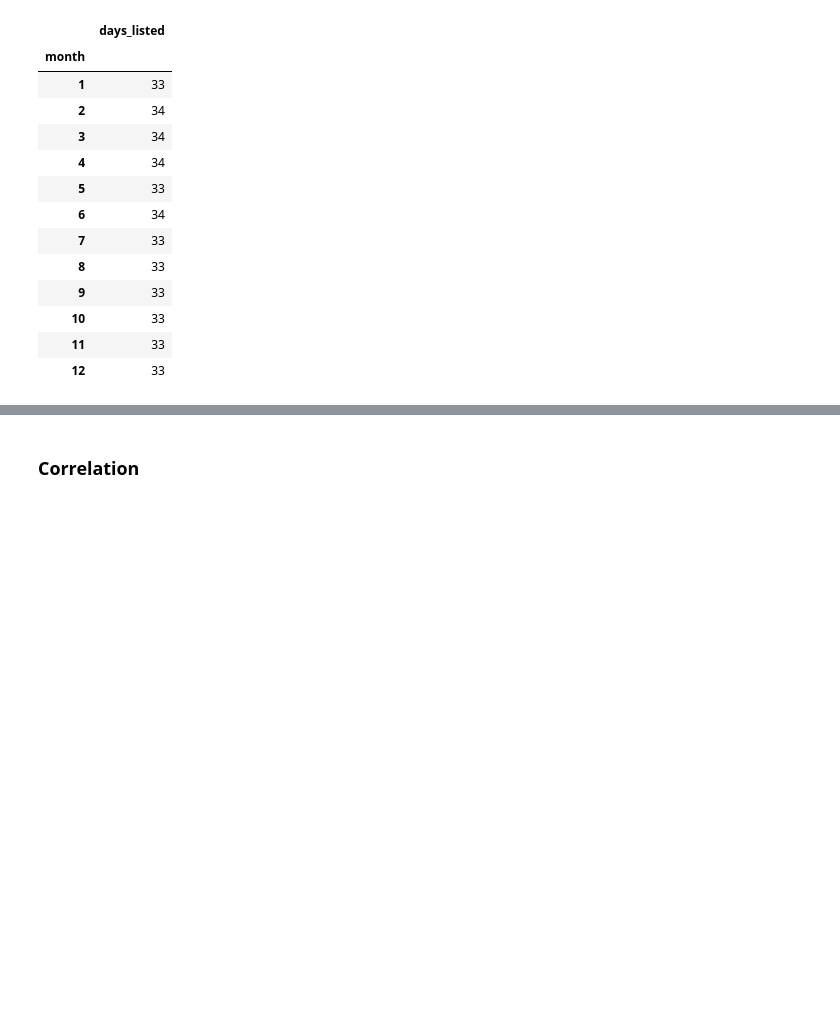
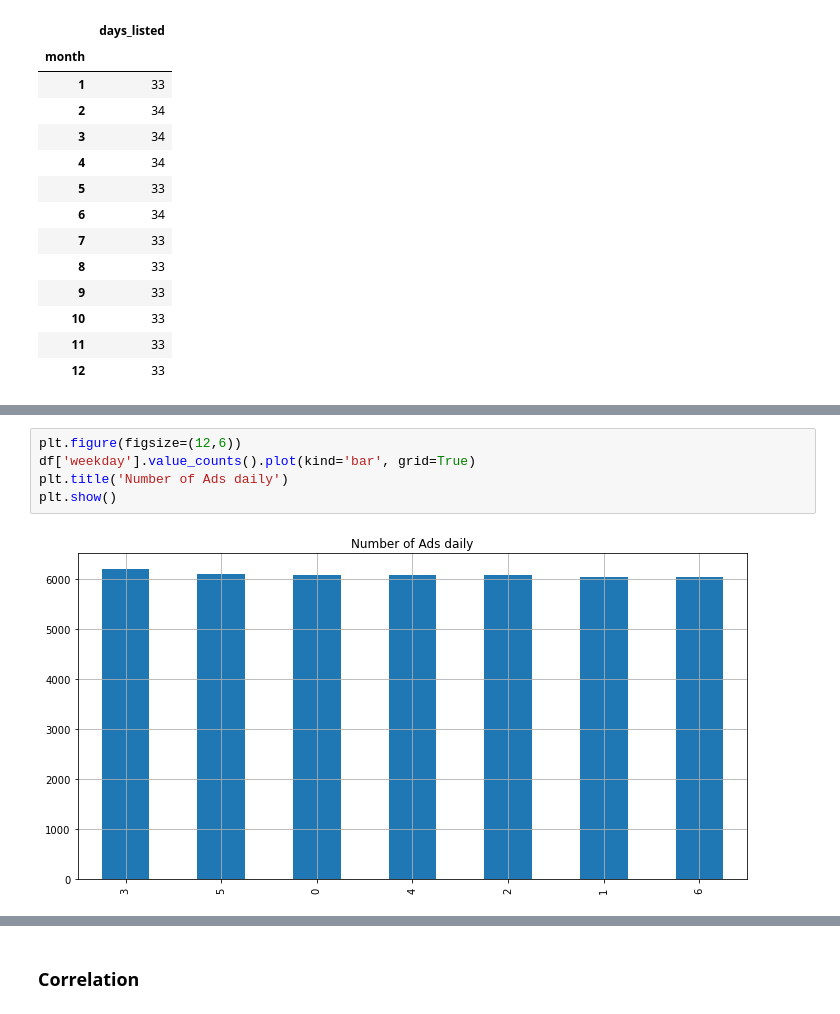
Before and after one commit to rainbowmoonlight/Yandex_Practicum_Projects, a Jupyter notebook: 02 Car Sales Ads Project/Car Sales Ads.ipynb, the cells around one changed output, grey strips where cells are left out. Drawn from its saved outputs; the diff is of its cells as text; blank space fills up the shorter version.

```diff
--- a/02 Car Sales Ads Project/Car Sales Ads.ipynb
+++ b/02 Car Sales Ads Project/Car Sales Ads.ipynb
@@ -975,0 +1029,7 @@ The patterns seems consistent for the months the ad is posted, the model categor
+# %%
+plt.figure(figsize=(12,6))
+df['weekday'].value_counts().plot(kind='bar', grid=True)
+plt.title('Number of Ads daily')
+plt.show()
+# %% [output]
+[figure, added]
```
Also changed, not shown: parts of 77 cells of this notebook.
